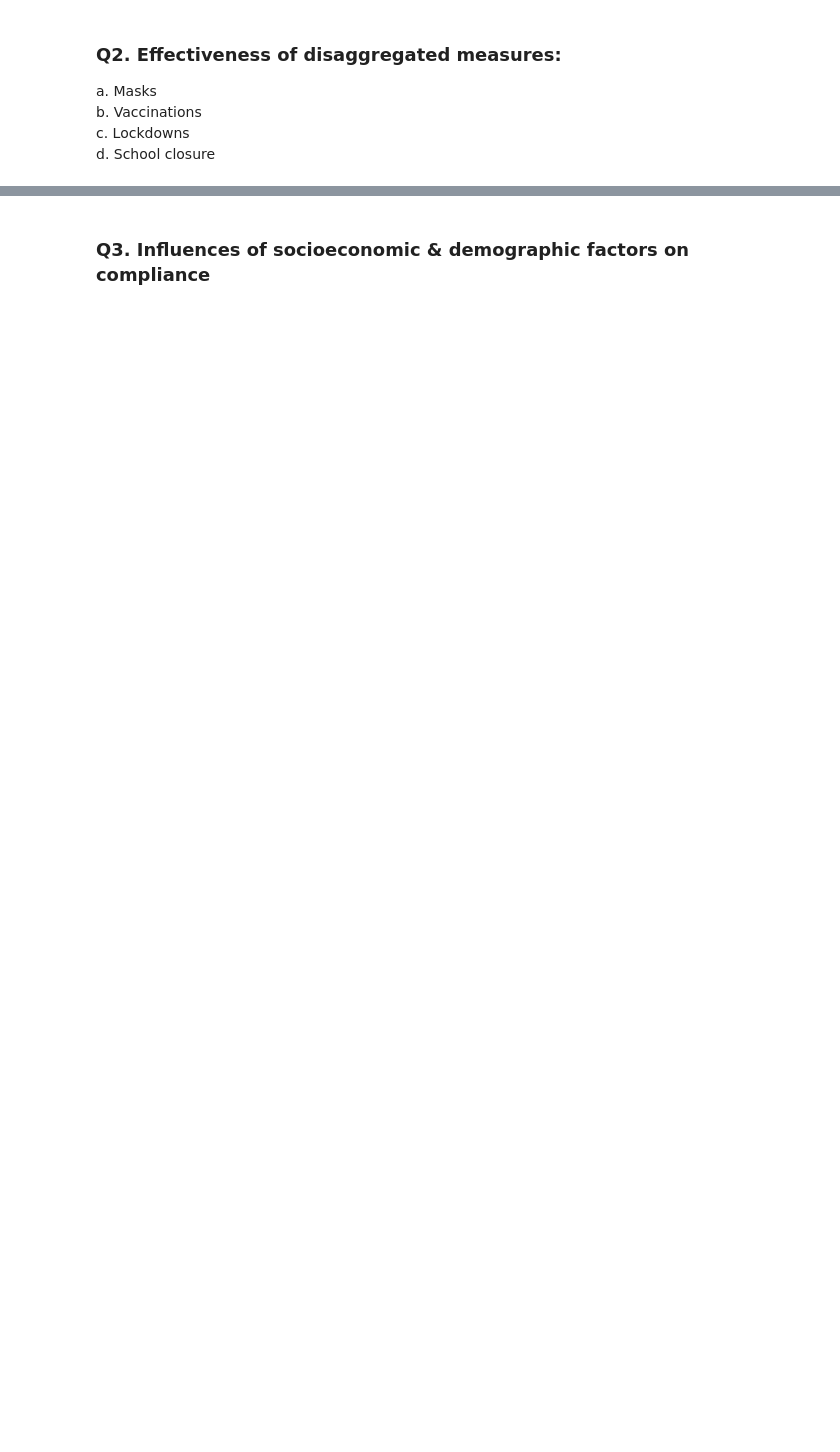
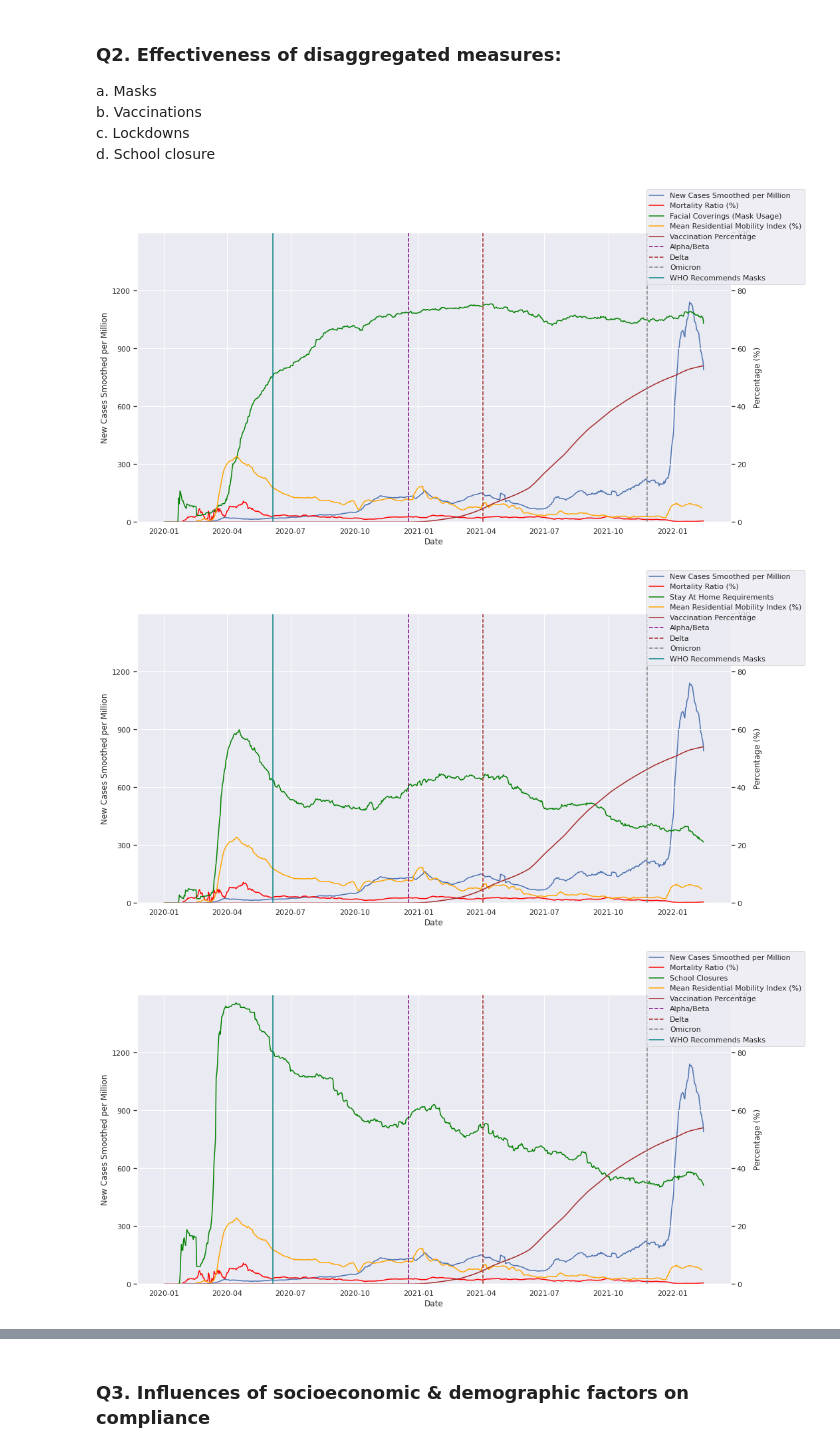
Before and after one commit to KayO-GH/Covid19-Policy-Effectiveness-Analysis, a Jupyter notebook: replication.ipynb, the cells around one changed output, grey strips where cells are left out. Saved outputs shown, nothing was run; the diff lists cells and outputs as text; code cells hidden in the pictures; blank space fills up the shorter version.

```diff
--- a/replication.ipynb
+++ b/replication.ipynb
@@ -570,0 +508,69 @@ d. School closure
+# %%
+school_closure_df = pd.read_csv('data/school_closure/school-closures-covid.csv')[['Entity', 'Day', 'school_closures']]
+school_closure_df.rename(columns={
+    "Entity":"country",
+    "Day":"date"},
+    inplace=True)
+
+merged_df = pd.merge(merged_df, school_closure_df, on=['country', 'date'], how='left')
+# %%
+workplace_closure_df = pd.read_csv('data/workplace_closure/workplace-closures-covid.csv')[['Entity', 'Day', 'workplace_closures']]
+workplace_closure_df.rename(columns={
+    "Entity":"country",
+    "Day":"date"},
+    inplace=True)
+
+merged_df = pd.merge(merged_df, workplace_closure_df, on=['country', 'date'], how='left')
+# %%
+feature_labels = {
+    'facial_coverings': 'Facial Coverings (Mask Usage)',
+    'stay_home_requirements': 'Stay At Home Requirements',
+    'school_closures': 'School Closures',
+    'workplace_closures': 'Workplace Closures'
+}
+for feature in merged_df.columns[-4:]:
+    merged_df[feature] = 100 * merged_df[feature]/max(merged_df[feature])
+    # Sum features need to be summed in aggregation
+    # Others need to be averaged in aggregation
+    date_sum_df = merged_df.groupby('date').agg('sum').reset_index()
+    date_mean_df = merged_df.groupby('date').agg('mean').reset_index()
+
+    date_sum_df['date'] = pd.to_datetime(date_sum_df['date'])
+    date_mean_df['date'] = pd.to_datetime(date_mean_df['date'])
+
+    fig, ax = plt.subplots()
+
+    # Mean of new deaths smoothed per million (show units on twin axis) - virus snapshot
+    ax.plot(date_mean_df['date'], date_mean_df['new_cases_smoothed_per_million'], label='New Cases Smoothed per Million')
+    ax.set_ylabel('New Cases Smoothed per Million')
+    ax.set_xlabel('Date')
+
+    # Mortality ratio (Derived from cases and deaths) - how deadly is it?
+    ax_twin_percentages = ax.twinx()
+    ax_twin_percentages.plot(date_sum_df['date'], 100*date_sum_df['new_deaths_smoothed_per_million']/date_sum_df['new_cases_smoothed_per_million'], label='Mortality Ratio (%)', color='red')
+    ax_twin_percentages.set_ylabel('Percentage (%)')
+
+    # Stringency over time  - how are governments responding?
+    ax_twin_percentages.plot(date_mean_df['date'], date_mean_df[feature], label=feature_labels[feature], color='green')
+
+    ax_twin_percentages.plot(date_mean_df['date'], date_mean_df['residential'], label='Mean Residential Mobility Index (%)', color='orange')
+
+    ax_twin_percentages.plot(date_sum_df['date'], 100*np.cumsum(date_sum_df['new_people_vaccinated_smoothed'])/date_sum_df['population'], color='brown', label='Vaccination Percentage')
+
+    ax.set_ylim(0, 1500)
+    ax.yaxis.set_ticks(np.arange(0, 1500, 300))
+    ax_twin_percentages.set_ylim(0, 100)
+
+    # Variant lines. Dates the variants were declared variants of concern.
+    # Accroding to: https://www.who.int/en/activities/tracking-SARS-CoV-2-variants/
+    ax_twin_percentages.axvline(x='2020-12-18', linestyle='--', label='Alpha/Beta', color='purple')
+    ax_twin_percentages.axvline(x='2021-04-04', linestyle='--', label='Delta', color='brown')
+    ax_twin_percentages.axvline(x='2021-11-26', linestyle='--', label='Omicron', color='gray')
+    ax_twin_percentages.axvline(x='2020-06-06', label='WHO Recommends Masks', color='teal')
+
+    fig.legend()
+    plt.show()
+# %% [output]
+[figure, added]
+[figure, added]
+[figure, added]
```
Also changed, not shown: parts of 60 cells of this notebook.
